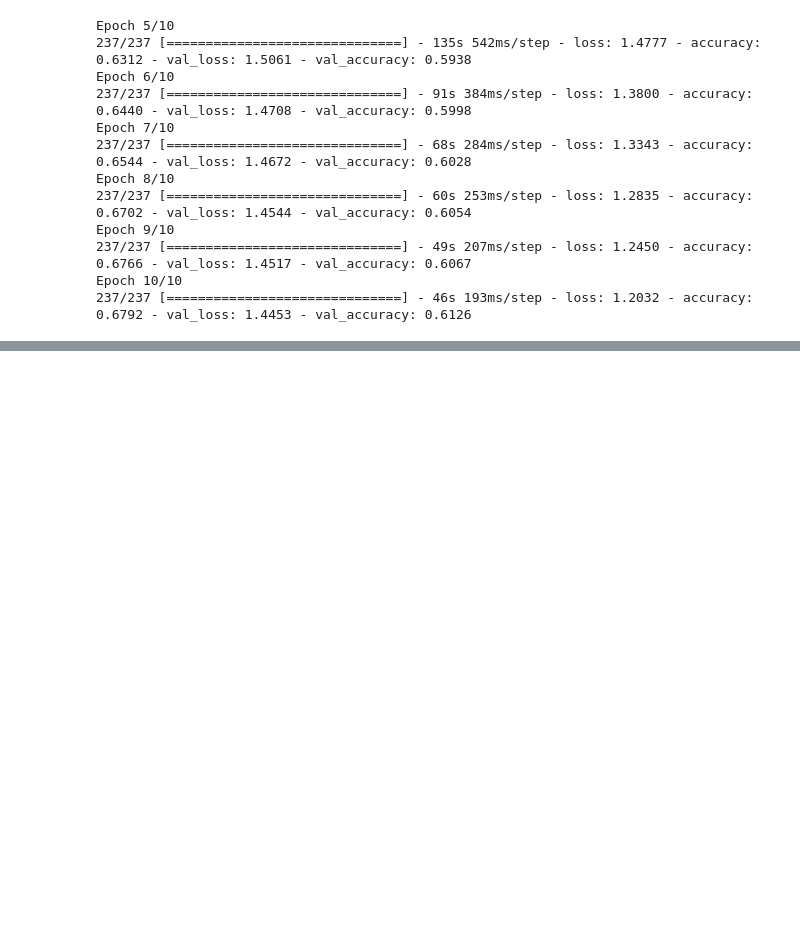
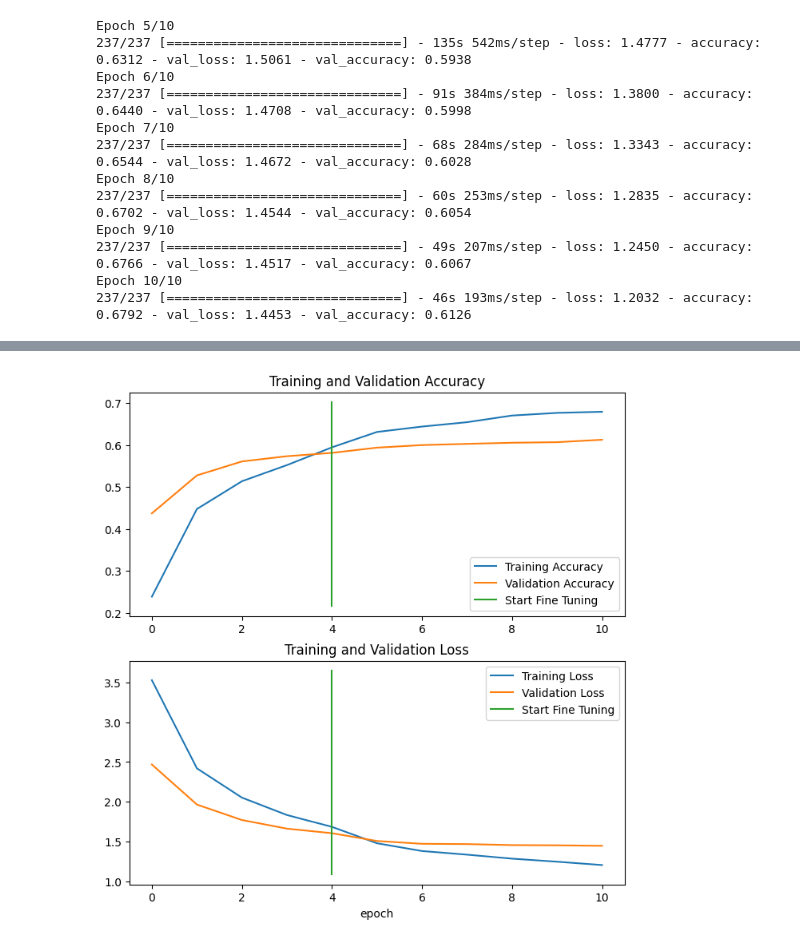
Before and after one commit to Shailya777/Learning-Logs, a Jupyter notebook: Deep_Learning_with_Tensorflow/07_Transfer_Learning_using_Tensorflow_Part_3_Scaling_Up.ipynb, the cells around one changed output, grey strips where cells are left out. Saved outputs shown, nothing was run; the diff lists cells and outputs as text; code cells hidden in the pictures; blank space fills up the shorter version.

```diff
--- a/Deep_Learning_with_Tensorflow/07_Transfer_Learning_using_Tensorflow_Part_3_Scaling_Up.ipynb
+++ b/Deep_Learning_with_Tensorflow/07_Transfer_Learning_using_Tensorflow_Part_3_Scaling_Up.ipynb
@@ -317,0 +323,8 @@ Epoch 10/10
+# %%
+# Comparing Model Loss and Accuracy Before and After Fine Tuning:
+
+compare_historys(original_history= history_all_classes_10_percent,
+                new_history= history_all_classes_10_percent_fine_tune,
+                initial_epochs= 5)
+# %% [output]
+[figure, added]
```
Also changed, not shown: parts of 7 cells of this notebook.
